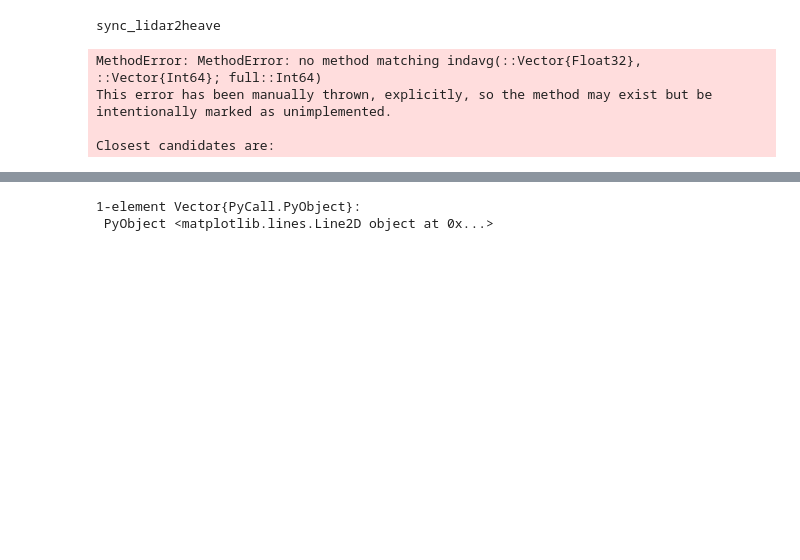
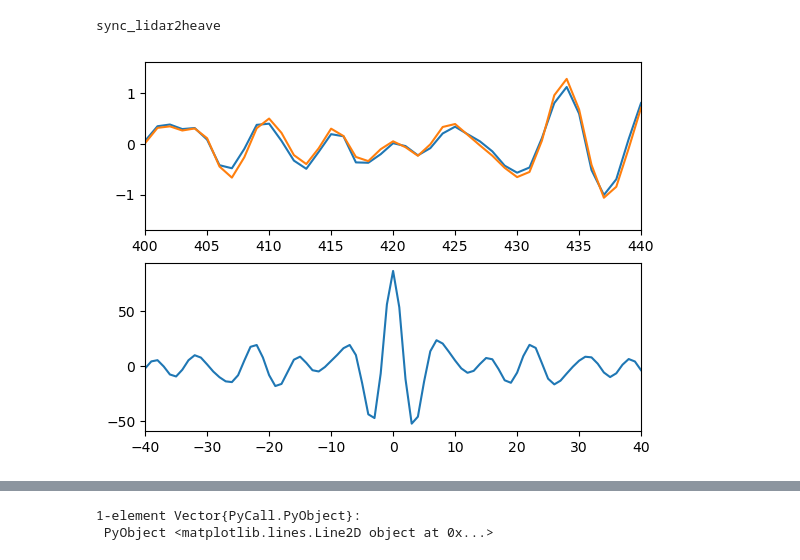
Before and after one commit to deszoeke/lidar, a Jupyter notebook: lidar_turbulence_eg.ipynb, the cells around one changed output, grey strips where cells are left out. Cells and saved outputs as stored; diff of their text form; code cells hidden in the pictures; blank space fills up the shorter version.

```diff
--- a/lidar_turbulence_eg.ipynb
+++ b/lidar_turbulence_eg.ipynb
@@ -484,44 +484,52 @@ mdv = missmean(dopplervel, dims=2)[:]
 # do not use pitch and roll from the lidar, they're bad
 # pitch = St[:pitch][st:en] # from lidar
 # roll =  St[:roll ][st:en]
 
 # interpolate Ur,Vr, heave to the lidar stare grid
 # My simple 1D interpolation is way faster than Interpolations.interpolate.
 ind = findindices( stare_dt[st:en], Vn["time"] )
 # vntime = indavg( Vn["time"], ind)
 pitch = indavg( Vn["pitch"], ind) # 11-point mean
 roll  = indavg( Vn["roll" ], ind)
 heave = indavg( Vn["heave"], ind)
 
 # resync the clock to the VectorNav heave
-stare1dt = stare_dt[st:en] # subset
-stare2dt = sync_lidar2heave( stare1dt, mdv, Vn )
-# reinterpolate heave
-ind = findindices( stare2dt, Vn["time"] ) # this works
-# fixed hardwired
-# ind = findindices( stare1dt .- Millisecond((1020-20)*shift), Vn["time"] ) # this works
-# heave = Vn["heave"][ind]
-heave = indavg( Vn["heave"], ind; full=20 )
-# now from within 1 sample (1 s), adjust Vn index to sync heave to stare2dt
-# heave2 = indavg( Vn["heave"], ind) # off by half a 1 Hz lidar index, = 10 heave indices
+# stare1dt = stare_dt[st:en] # subset
+stare2dt = sync_lidar2heave( stare_dt[st:en], mdv, Vn )
 
+let
+  ind = findindices( stare2dt, Vn["time"] ) # this works
+  # fixed hardwired
+  # ind = findindices( stare1dt .- Millisecond((1020-20)*shift), Vn["time"] ) # this works
+  # heave = Vn["heave"][ind]
+  heave = indavg( Vn["heave"], ind ) #; full=20 )
+  # now from within 1 sample (1 s), adjust Vn index to sync heave to stare2dt
+  # heave2 = indavg( Vn["heave"], ind) # off by half a 1 Hz lidar index, = 10 heave indices
+  # ^ fix by doing rightward averages
+end
+
+"reinterpolate heave to the time of lidar"
+functon interp_heave( stare2dt, Vn )
+  ind = findindices( stare2dt, Vn["time"] )
+  indavg( Vn["heave"], ind ), ind
+end
+heave = interp_heave( stare2dt, Vn )
 
 clf()
 subplot(2,1,1)
 plot(hp(mdv)) # off by half a 1 Hz lidar index, = 10 heave indices
 plot(hp(heave))
 xlim([400, 440])
 # check lags
 xc = xcorr( hp(mdv[:]), hp(heave) )
 subplot(2,1,2)
 plot( -(length(mdv)-1):length(mdv)-1, xc )
 xlim([-40, 40])
 gcf()
 #length(xc), 2*(length(mdv)-1) + 1
 # argmax(xc) - length(mdv) # --> -1 # 0-lag center moved to 0
 # length(xc), length(mdv), 2*length(heave)
+
+# this timing looks good
 # %% [output]
-MethodError: MethodError: no method matching indavg(::Vector{Float32}, ::Vector{Int64}; full::Int64)
-This error has been manually thrown, explicitly, so the method may exist but be intentionally marked as unimplemented.
-
-Closest candidates are:
+[figure, added]
```
Also changed, not shown: parts of 8 cells of this notebook, 2 other files.
